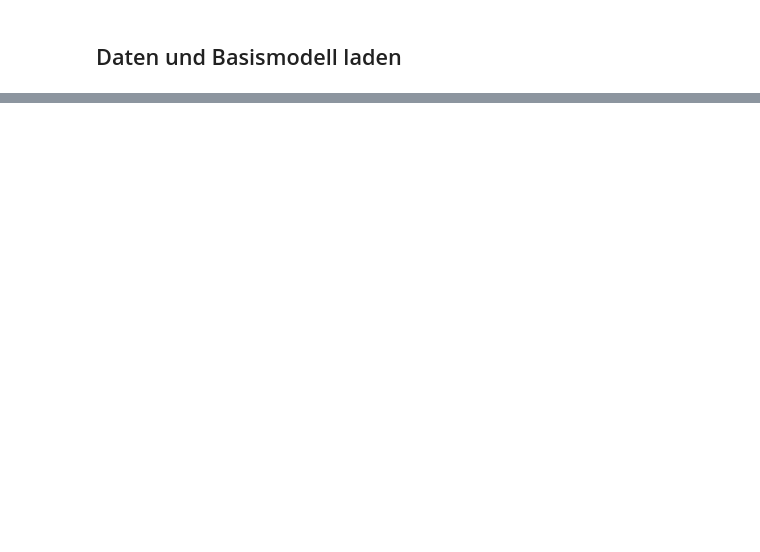
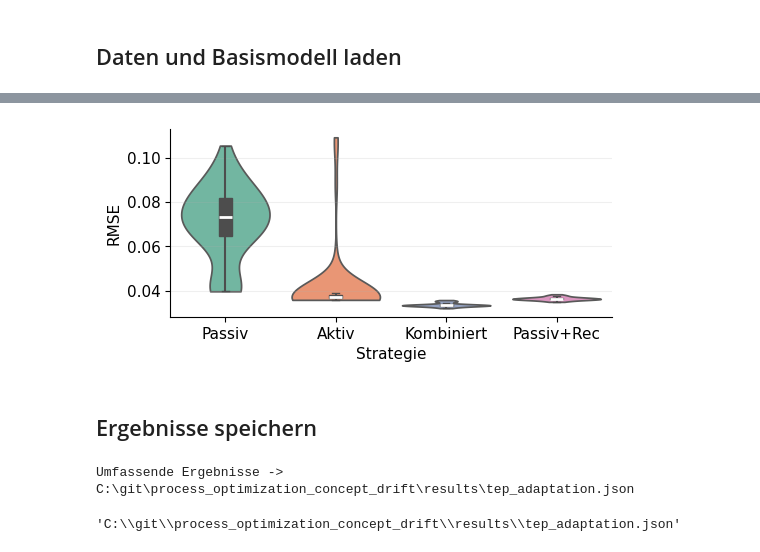
Before and after one commit to marijan-p/process_optimization_concept_drift, a Jupyter notebook: ipynb/tep/tep_adaptation.ipynb, the cells around one changed output, grey strips where cells are left out. Saved outputs shown, nothing was run; the diff lists cells and outputs as text; code cells hidden in the pictures; blank space fills up the shorter version.

```diff
--- a/ipynb/tep/tep_adaptation.ipynb
+++ b/ipynb/tep/tep_adaptation.ipynb
@@ -423,0 +852,75 @@ mx.save(res_store, "adaptation", adapt_cfg, final=IS_FINAL)
+# %%
+# Robustheits-Plot: Violin + Box (RMSE-Verteilung je Strategie ueber alle Seeds).
+# Verteilungsplot ueber den arbeitsweit einheitlichen Helfer ts.violin_box; Styling
+# via fig_width wie im uebrigen Notebook. Baseline bleibt draussen (deterministisch)
+# und steht im Titel. Sinnvoll ab ~50 Seeds (N_SEED_RUNS), damit die KDE traegt.
+import pandas as pd
+from src.utils import thesis_style as ts
+
+ts.fig_width()
+_order = ["blind", "informed", "combined", "blind_rec"]
+_labels = {"blind": "Passiv", "informed": "Aktiv", "combined": "Kombiniert", "blind_rec": "Passiv+Rec"}
+_seeds = list(seed_results)
+_long = pd.DataFrame({
+    "Strategie": np.repeat([_labels[s] for s in _order], len(_seeds)),
+    "RMSE": np.concatenate([seed_rmse.loc[s, _seeds].to_numpy(float) for s in _order]),
+})
+
+fig, ax = plt.subplots(figsize=(ts.fig_width(0.85), ts.fig_width(0.42)))
+ts.violin_box(_long, "Strategie", "RMSE", order=[_labels[s] for s in _order],
+              palette=ts.SET2[:len(_order)], ax=ax)
+ax.set_ylabel("RMSE"); ax.set_xlabel("Strategie")
+fig.tight_layout()
+if IS_FINAL:
+    plot_store.save_figure(fig, "adaptation_seed_violin", adapt_cfg,
+                           final=IS_FINAL, savefig_kwargs={"dpi": 300},
+                           archive_kwargs={"dpi": 300})
+plt.show()
+# %% [output]
+[figure, added]
+# %% [markdown]
+## Ergebnisse speichern
+# %%
+from src.utils import results_export as rx
+
+# Kennzahlen sind nun Seed-Mittel -> durchgaengig als Dezimalzahl, auch
+# n_train/n_detect/n_reject. Mittelwert -> "strategies", Streuung ueber die Seeds
+# -> "strategies_std".
+_keys = [(k, k, "num") for k in ["rmse", "bias", "sigma", "corr_abs",
+                                 "n_train", "n_detect", "n_reject", "n_recall", "rmse_improvement"]]
+
+doc = (rx.ResultDoc()
+   .integer("n_samples", N)
+   .integer("step_seconds", STEP_S)
+   .set("samples_per_hour", SAMPLES_PER_H)
+   .set("stride", int(STRIDE))
+   .set("reset_indices", reset_pos)
+   .integer("n_seeds", len(seed_results))
+   .set("detectors_screened", list(DETECTORS))
+   .set("informed_detector", BEST_DETECTOR)
+   .set("screening", {d: {"rmse": float(v["rmse"]), "n_train": int(v["n_train"])}
+                      for d, v in screening.items()})
+   .set("config", ADAPT_CFG)
+   .set("tuning", {
+       "step_tune_seconds": int(STEP_TUNE_S),
+       "n_trials": N_TRIALS,
+       "weights": list(TUNE_WEIGHTS),
+       "best_params": best_adapt_params,
+   })
+   .set("cooldown", {"tuned": True, "x_range": [0.0, 60.0], "t_stat_points": float(T_stat)})
+   .set("applied_config", applied_cfg)
+   .stats(stats_mean, _keys, into="strategies",     rows=[k for k, _ in PANELS])
+   .stats(stats_std,  _keys, into="strategies_std", rows=[k for k, _ in PANELS]))
+
+if "seed_rmse" in dir():
+    doc.set("seed_eval", {
+        "seeds": [int(s) for s in SEEDS],
+        "rmse": {s: {"mean": float(seed_rmse.loc[s, "mean"]),
+                     "std": float(seed_rmse.loc[s, "std"])} for s in STRATEGIES},
+    })
+
+doc.save(res_store, "adaptation", adapt_cfg, final=IS_FINAL,
+         parents={"model": scored_error_cfg.id})
+# %% [output]
+Umfassende Ergebnisse -> C:\git\process_optimization_concept_drift\results\tep_adaptation.json
+'C:\\git\\process_optimization_concept_drift\\results\\tep_adaptation.json'
```
Also changed, not shown: parts of 37 cells of this notebook, 42 other files.
